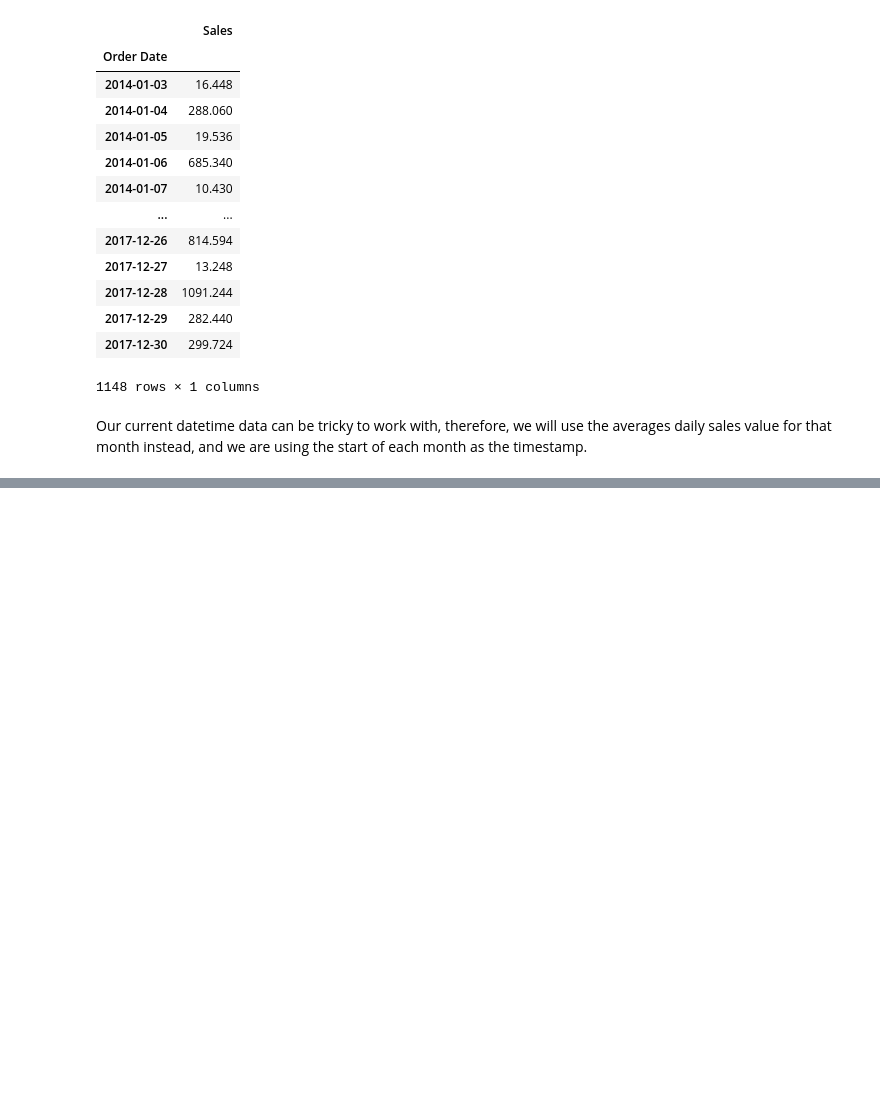
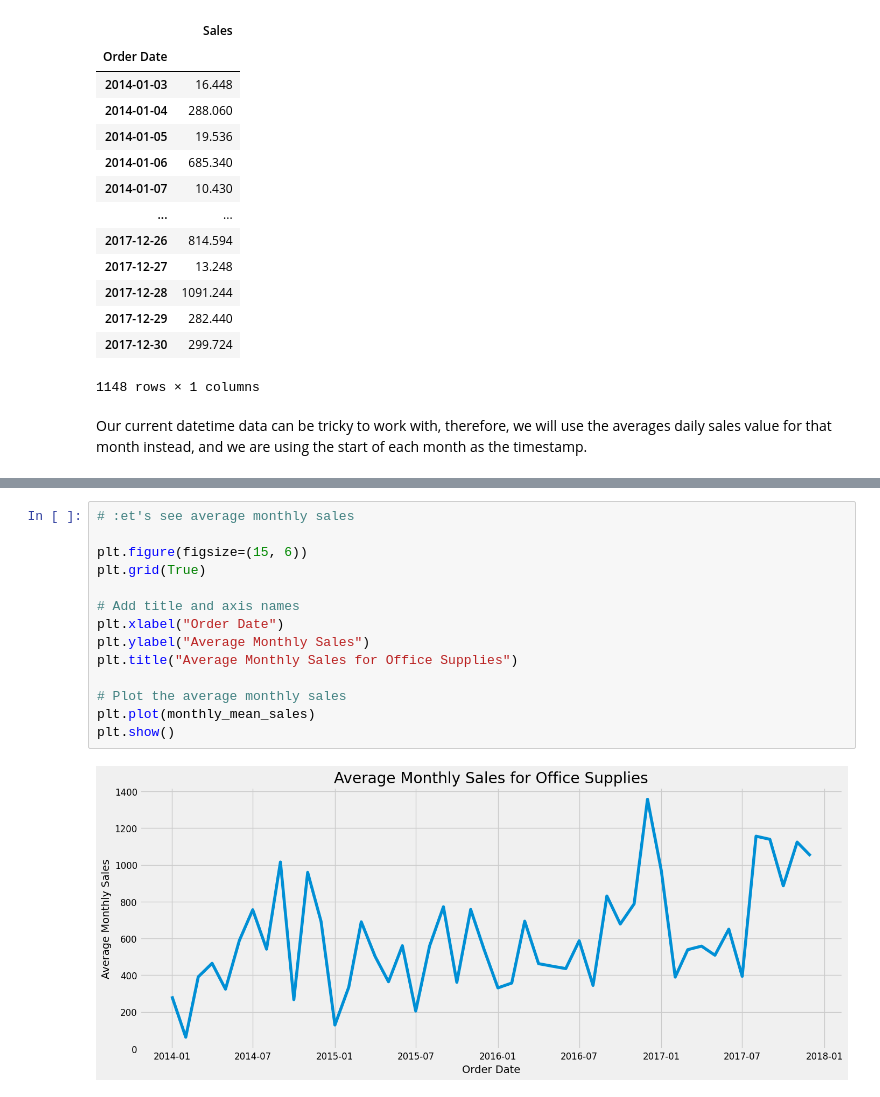
Before and after one commit to Chirag529/TimeSeries, a Jupyter notebook: analysis.ipynb, the cells around one changed output, grey strips where cells are left out. Saved outputs shown, nothing was run; the diff lists cells and outputs as text; blank space fills up the shorter version.

Commit message:
monthly sales visual added

```diff
--- a/analysis.ipynb
+++ b/analysis.ipynb
@@ -255,0 +256,16 @@ Freq: MS, Name: Sales, dtype: float64
+# %%
+# :et's see average monthly sales
+
+plt.figure(figsize=(15, 6))
+plt.grid(True)
+
+# Add title and axis names
+plt.xlabel("Order Date")
+plt.ylabel("Average Monthly Sales")
+plt.title("Average Monthly Sales for Office Supplies")
+
+# Plot the average monthly sales
+plt.plot(monthly_mean_sales)
+plt.show()
+# %% [output]
+[figure, added]
```
Also changed, not shown: parts of 2 cells of this notebook.
